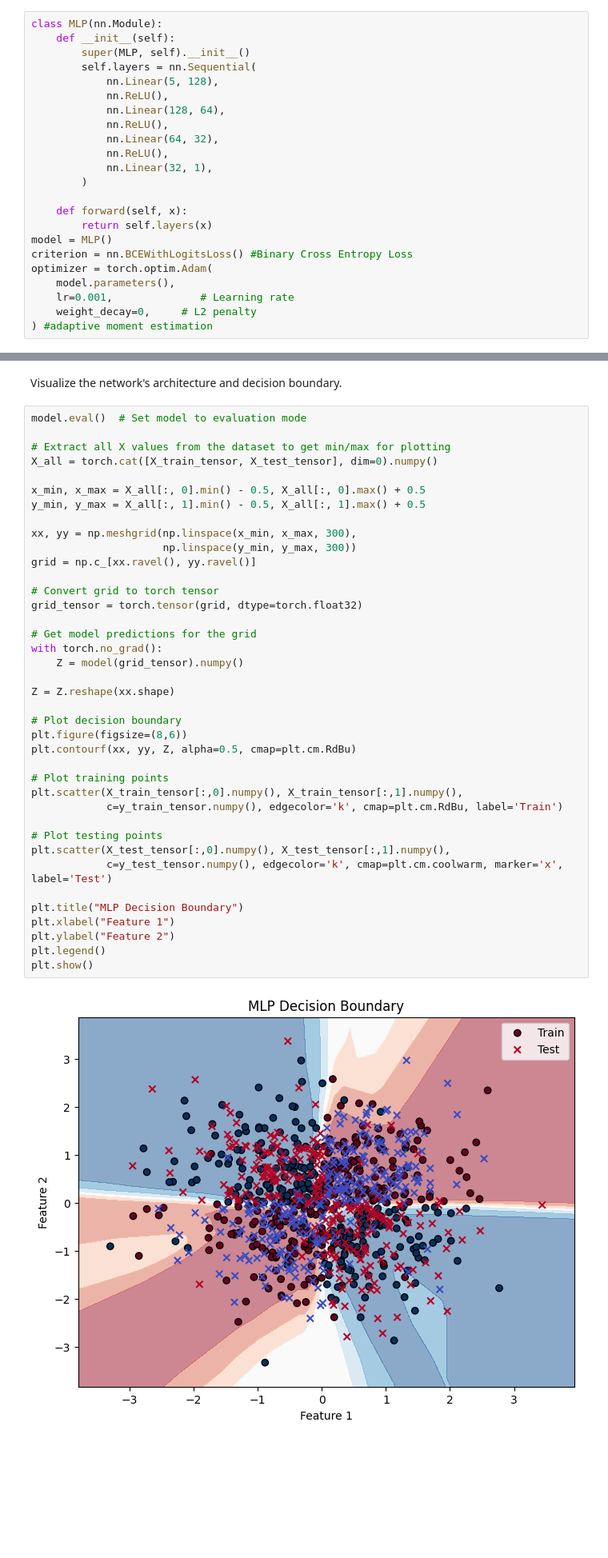
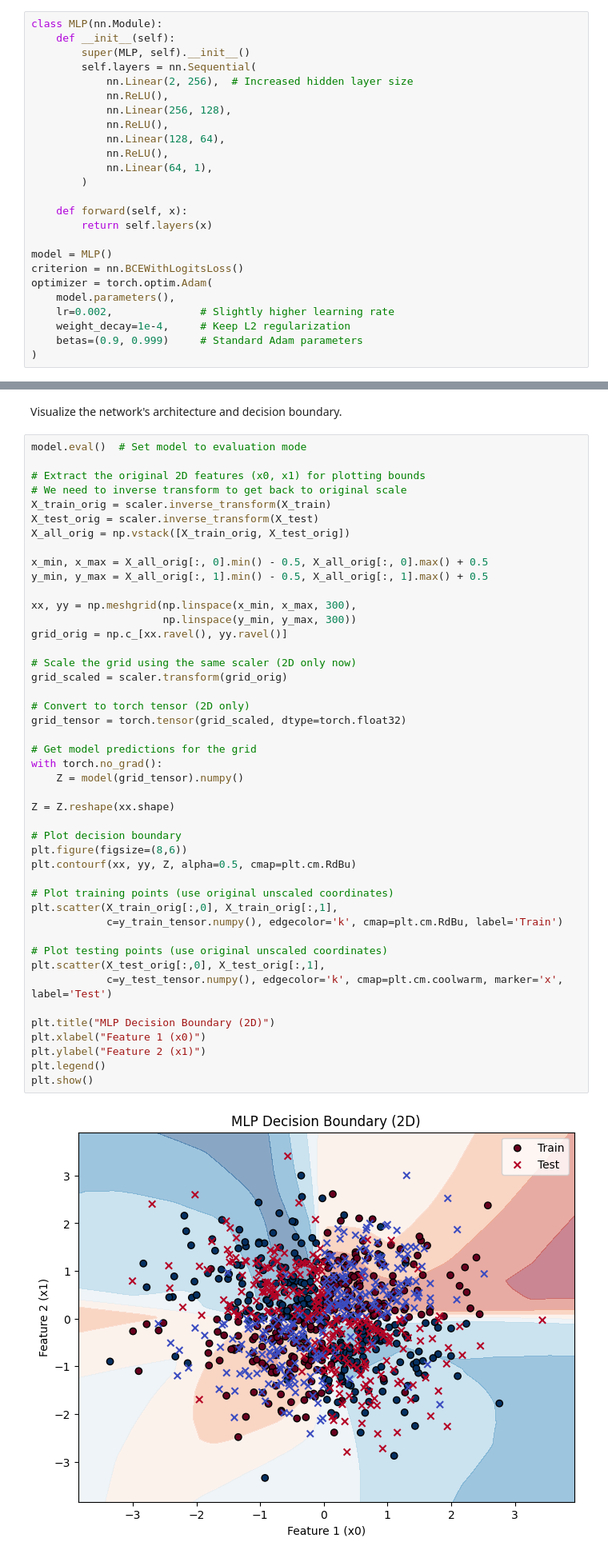
Before and after one commit to henrikOes/TDT4172, a Jupyter notebook: Assignment2/Chapter_2.ipynb, the cells around one changed output, grey strips where cells are left out. Shown at 80% size. Drawn from its saved outputs; the diff is of its cells as text; blank space fills up the shorter version.

```diff
--- a/Assignment2/Chapter_2.ipynb
+++ b/Assignment2/Chapter_2.ipynb
@@ -130,24 +128,26 @@ class MLP(nn.Module):
     def __init__(self):
         super(MLP, self).__init__()
         self.layers = nn.Sequential(
-            nn.Linear(5, 128),
+            nn.Linear(2, 256),  # Increased hidden layer size
+            nn.ReLU(),
+            nn.Linear(256, 128),
             nn.ReLU(),
             nn.Linear(128, 64),
             nn.ReLU(),
-            nn.Linear(64, 32),
-            nn.ReLU(),
-            nn.Linear(32, 1),
+            nn.Linear(64, 1),
         )
 
     def forward(self, x):
         return self.layers(x)
+
 model = MLP()
-criterion = nn.BCEWithLogitsLoss() #Binary Cross Entropy Loss
+criterion = nn.BCEWithLogitsLoss()
 optimizer = torch.optim.Adam(
     model.parameters(),
-    lr=0.001,              # Learning rate
-    weight_decay=0,     # L2 penalty
-) #adaptive moment estimation
+    lr=0.002,              # Slightly higher learning rate
+    weight_decay=1e-4,     # Keep L2 regularization
+    betas=(0.9, 0.999)     # Standard Adam parameters
+)
 # %% [markdown]
 Create learning rate schedular
 # %%
@@ -239,44 +287,50 @@ Visualize the network's architecture and decision boundary.
 # %%
 model.eval()  # Set model to evaluation mode
 
-# Extract all X values from the dataset to get min/max for plotting
-X_all = torch.cat([X_train_tensor, X_test_tensor], dim=0).numpy()
+# Extract the original 2D features (x0, x1) for plotting bounds
+# We need to inverse transform to get back to original scale
+X_train_orig = scaler.inverse_transform(X_train)
+X_test_orig = scaler.inverse_transform(X_test)
+X_all_orig = np.vstack([X_train_orig, X_test_orig])
 
-x_min, x_max = X_all[:, 0].min() - 0.5, X_all[:, 0].max() + 0.5
-y_min, y_max = X_all[:, 1].min() - 0.5, X_all[:, 1].max() + 0.5
+x_min, x_max = X_all_orig[:, 0].min() - 0.5, X_all_orig[:, 0].max() + 0.5
+y_min, y_max = X_all_orig[:, 1].min() - 0.5, X_all_orig[:, 1].max() + 0.5
 
 xx, yy = np.meshgrid(np.linspace(x_min, x_max, 300),
                      np.linspace(y_min, y_max, 300))
-grid = np.c_[xx.ravel(), yy.ravel()]
+grid_orig = np.c_[xx.ravel(), yy.ravel()]
 
-# Convert grid to torch tensor
-grid_tensor = torch.tensor(grid, dtype=torch.float32)
+# Scale the grid using the same scaler (2D only now)
+grid_scaled = scaler.transform(grid_orig)
+
+# Convert to torch tensor (2D only)
+grid_tensor = torch.tensor(grid_scaled, dtype=torch.float32)
 
 # Get model predictions for the grid
 with torch.no_grad():
     Z = model(grid_tensor).numpy()
 
 Z = Z.reshape(xx.shape)
 
 # Plot decision boundary
 plt.figure(figsize=(8,6))
 plt.contourf(xx, yy, Z, alpha=0.5, cmap=plt.cm.RdBu)
 
-# Plot training points
-plt.scatter(X_train_tensor[:,0].numpy(), X_train_tensor[:,1].numpy(),
+# Plot training points (use original unscaled coordinates)
+plt.scatter(X_train_orig[:,0], X_train_orig[:,1],
             c=y_train_tensor.numpy(), edgecolor='k', cmap=plt.cm.RdBu, label='Train')
 
-# Plot testing points
-plt.scatter(X_test_tensor[:,0].numpy(), X_test_tensor[:,1].numpy(),
+# Plot testing points (use original unscaled coordinates)
+plt.scatter(X_test_orig[:,0], X_test_orig[:,1],
             c=y_test_tensor.numpy(), edgecolor='k', cmap=plt.cm.coolwarm, marker='x', label='Test')
 
-plt.title("MLP Decision Boundary")
-plt.xlabel("Feature 1")
-plt.ylabel("Feature 2")
+plt.title("MLP Decision Boundary (2D)")
+plt.xlabel("Feature 1 (x0)")
+plt.ylabel("Feature 2 (x1)")
 plt.legend()
 plt.show()
 # %% [output]
-[figure, old version]
+[figure, new version]
 # %% [markdown]
 Which optimizer did you choose? Discuss the differences between SGD and Adam.
 # %% [markdown]
```
Also changed, not shown: parts of 6 cells of this notebook, 2 other files.
